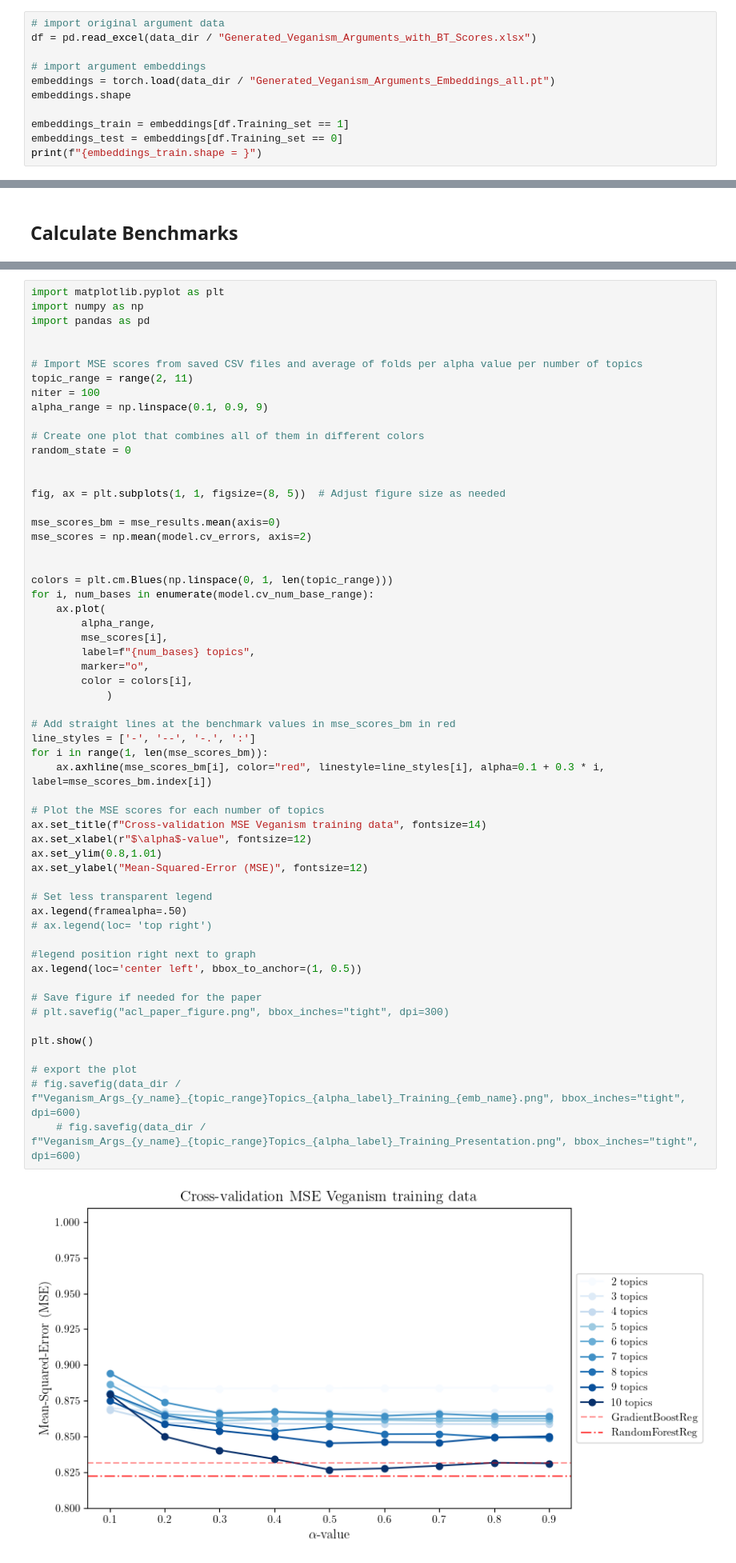
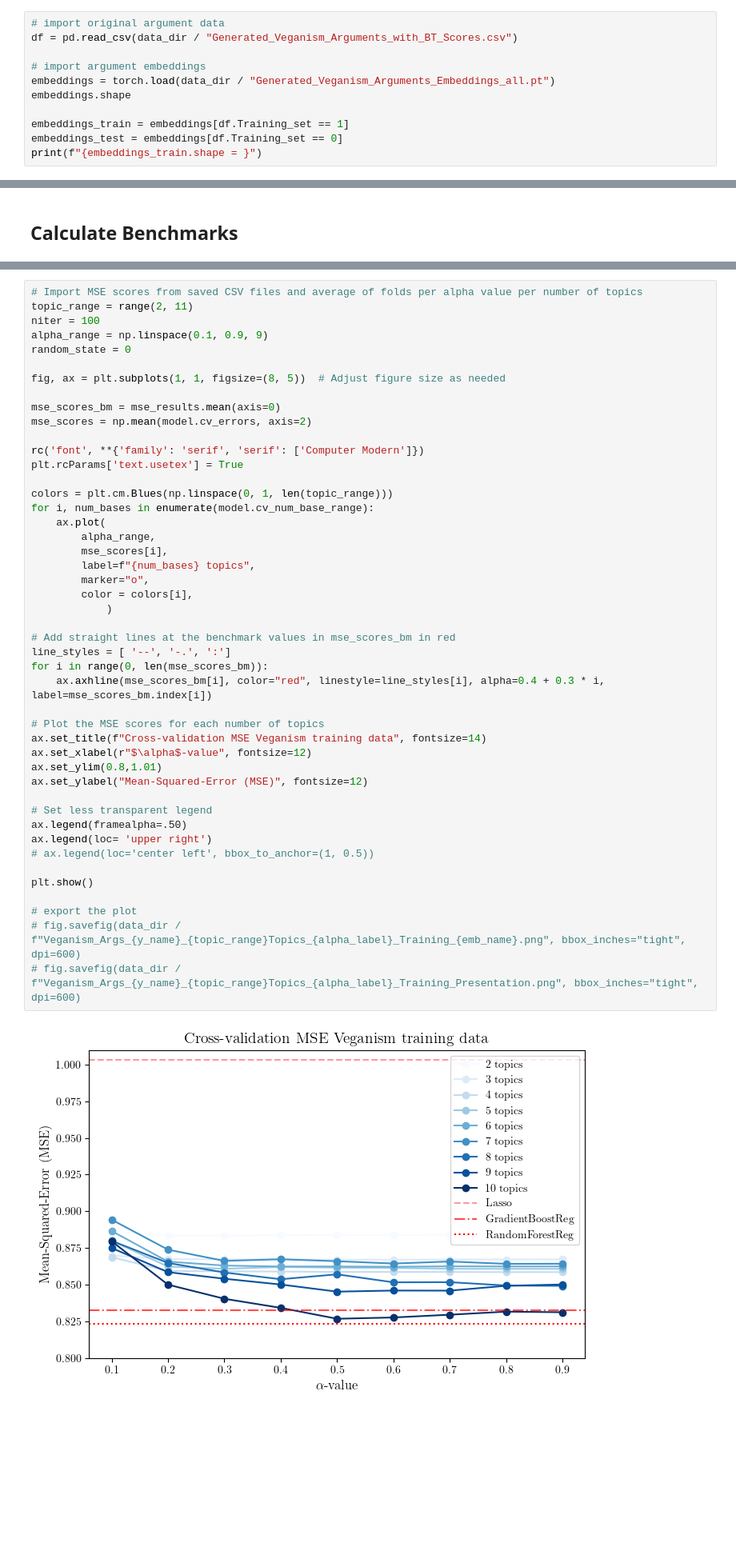
Before and after one commit to TillRS/AutoPersuade, a Jupyter notebook: scripts/2_sun_topic_model.ipynb, the cells around one changed output, grey strips where cells are left out. Shown at 80% size. Saved outputs shown, nothing was run; the diff lists cells and outputs as text; blank space fills up the shorter version.

Commit message:
Fixed topic model recreation

```diff
--- a/scripts/2_sun_topic_model.ipynb
+++ b/scripts/2_sun_topic_model.ipynb
@@ -13,7 +15,7 @@ import torch
 data_dir= Path("~/Dropbox (Princeton)/CF-Text/Software_Data/Data/Veganism").expanduser()
 # %%
 # import original argument data
-df = pd.read_excel(data_dir / "Generated_Veganism_Arguments_with_BT_Scores.xlsx")
+df = pd.read_csv(data_dir / "Generated_Veganism_Arguments_with_BT_Scores.csv")
 
 # import argument embeddings
 embeddings = torch.load(data_dir / "Generated_Veganism_Arguments_Embeddings_all.pt")
@@ -207,61 +181,50 @@ array([[[0.90536593, 0.74270133, 0.85319702, 0.91245754, 0.75870202,
 # %%
-import matplotlib.pyplot as plt
-import numpy as np
-import pandas as pd
-
-
 # Import MSE scores from saved CSV files and average of folds per alpha value per number of topics
 topic_range = range(2, 11)
 niter = 100
 alpha_range = np.linspace(0.1, 0.9, 9)
-
-# Create one plot that combines all of them in different colors
 random_state = 0
-
 
 fig, ax = plt.subplots(1, 1, figsize=(8, 5))  # Adjust figure size as needed
 
 mse_scores_bm = mse_results.mean(axis=0)
 mse_scores = np.mean(model.cv_errors, axis=2)
 
+rc('font', **{'family': 'serif', 'serif': ['Computer Modern']})
+plt.rcParams['text.usetex'] = True
 
 colors = plt.cm.Blues(np.linspace(0, 1, len(topic_range)))
 for i, num_bases in enumerate(model.cv_num_base_range):
     ax.plot(
         alpha_range,
         mse_scores[i],
         label=f"{num_bases} topics",
         marker="o",
         color = colors[i],
             )
 
 # Add straight lines at the benchmark values in mse_scores_bm in red
-line_styles = ['-', '--', '-.', ':']
-for i in range(1, len(mse_scores_bm)):
-    ax.axhline(mse_scores_bm[i], color="red", linestyle=line_styles[i], alpha=0.1 + 0.3 * i, label=mse_scores_bm.index[i])
+line_styles = [ '--', '-.', ':']
+for i in range(0, len(mse_scores_bm)):
+    ax.axhline(mse_scores_bm[i], color="red", linestyle=line_styles[i], alpha=0.4 + 0.3 * i, label=mse_scores_bm.index[i])
 
 # Plot the MSE scores for each number of topics
 ax.set_title(f"Cross-validation MSE Veganism training data", fontsize=14)
 ax.set_xlabel(r"$\alpha$-value", fontsize=12)
 ax.set_ylim(0.8,1.01)
 ax.set_ylabel("Mean-Squared-Error (MSE)", fontsize=12)
 
 # Set less transparent legend
 ax.legend(framealpha=.50)
-# ax.legend(loc= 'top right')
-
-#legend position right next to graph
-ax.legend(loc='center left', bbox_to_anchor=(1, 0.5))
-
-# Save figure if needed for the paper
-# plt.savefig("acl_paper_figure.png", bbox_inches="tight", dpi=300)
+ax.legend(loc= 'upper right')
+# ax.legend(loc='center left', bbox_to_anchor=(1, 0.5))
 
 plt.show()
 
 # export the plot
 # fig.savefig(data_dir / f"Veganism_Args_{y_name}_{topic_range}Topics_{alpha_label}_Training_{emb_name}.png", bbox_inches="tight", dpi=600)
-    # fig.savefig(data_dir / f"Veganism_Args_{y_name}_{topic_range}Topics_{alpha_label}_Training_Presentation.png", bbox_inches="tight", dpi=600)
+# fig.savefig(data_dir / f"Veganism_Args_{y_name}_{topic_range}Topics_{alpha_label}_Training_Presentation.png", bbox_inches="tight", dpi=600)
 # %% [output]
-[figure, old version]
+[figure, new version]
 # %% [markdown]
 # Explore specific model fits
```
Also changed, not shown: parts of 24 cells of this notebook, 1 other file.
